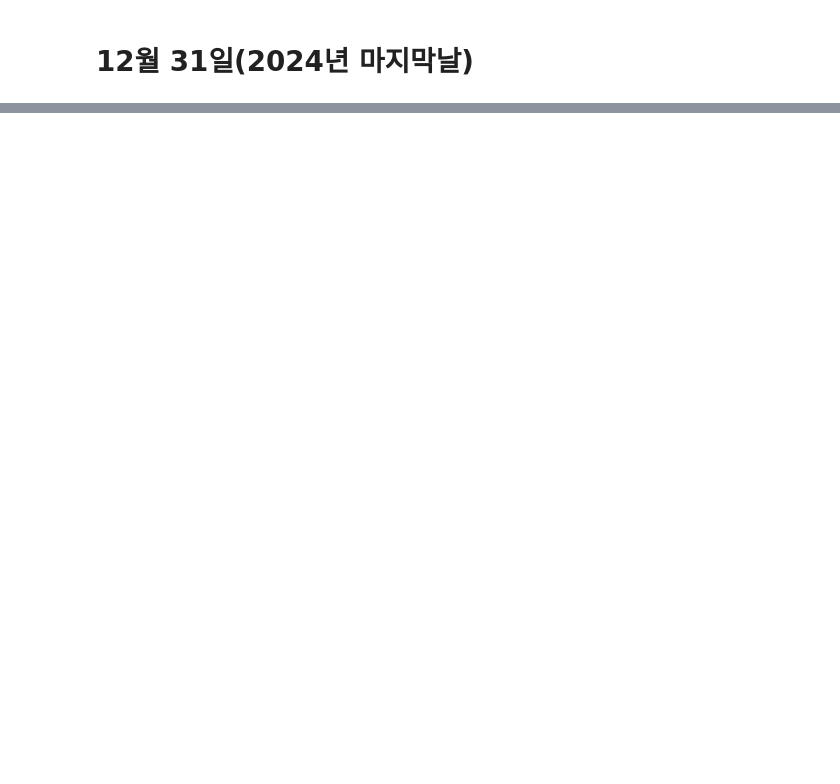
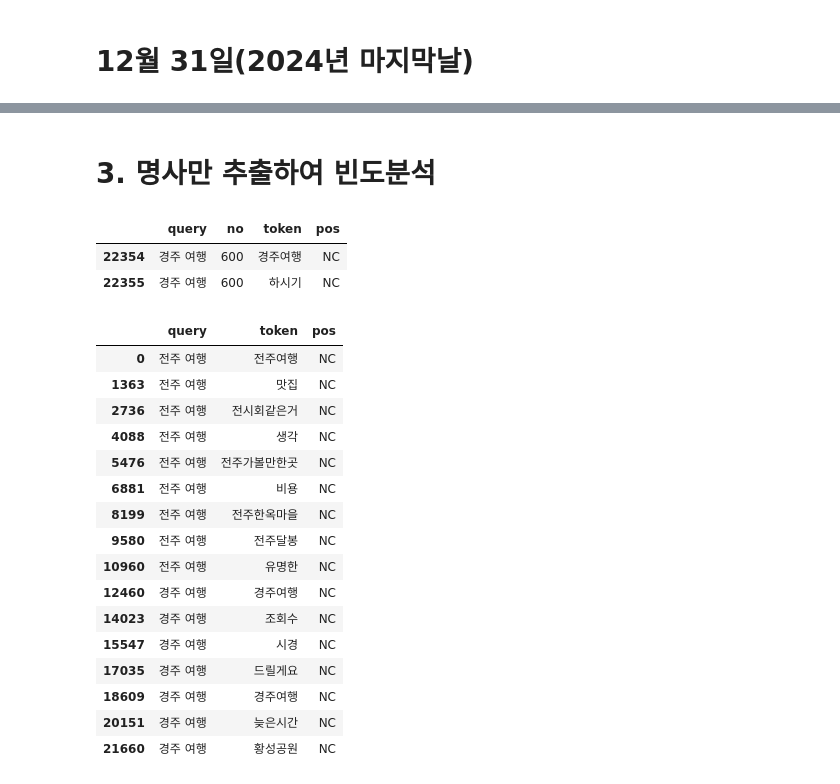
Before and after one commit to minjunK94/ai, a Jupyter notebook: source/10_자연어처리/ch02_한글형태소분석_Quiz.ipynb, the cells around one changed output, grey strips where cells are left out. Cells and saved outputs as stored; diff of their text form; code cells hidden in the pictures; blank space fills up the shorter version.

```diff
--- a/source/10_자연어처리/ch02_한글형태소분석_Quiz.ipynb
+++ b/source/10_자연어처리/ch02_한글형태소분석_Quiz.ipynb
@@ -166,0 +304,9 @@ def get_search_element_save(query, start):
+# %% [markdown]
+# 3. 명사만 추출하여 빈도분석
+# %%
+df = pd.read_csv('data/naver_kin_pos.csv', encoding='cp949')
+df.tail(2)
+# %% [output]
+|  | query | no | token | pos |
+| 22354 | 경주 여행 | 600 | 경주여행 | NC |
+| 22355 | 경주 여행 | 600 | 하시기 | NC |
@@ -166,0 +317,20 @@ def get_search_element_save(query, start):
+# %%
+df_flt.iloc[::1000]
+# %% [output]
+|  | query | token | pos |
+| 0 | 전주 여행 | 전주여행 | NC |
+| 1363 | 전주 여행 | 맛집 | NC |
+| 2736 | 전주 여행 | 전시회같은거 | NC |
+| 4088 | 전주 여행 | 생각 | NC |
+| 5476 | 전주 여행 | 전주가볼만한곳 | NC |
+| 6881 | 전주 여행 | 비용 | NC |
+| 8199 | 전주 여행 | 전주한옥마을 | NC |
+| 9580 | 전주 여행 | 전주달봉 | NC |
+| 10960 | 전주 여행 | 유명한 | NC |
+| 12460 | 경주 여행 | 경주여행 | NC |
+| 14023 | 경주 여행 | 조회수 | NC |
+| 15547 | 경주 여행 | 시경 | NC |
+| 17035 | 경주 여행 | 드릴게요 | NC |
+| 18609 | 경주 여행 | 경주여행 | NC |
+| 20151 | 경주 여행 | 늦은시간 | NC |
+| 21660 | 경주 여행 | 황성공원 | NC |
```
Also changed, not shown: parts of 42 cells of this notebook, 8 other files.
